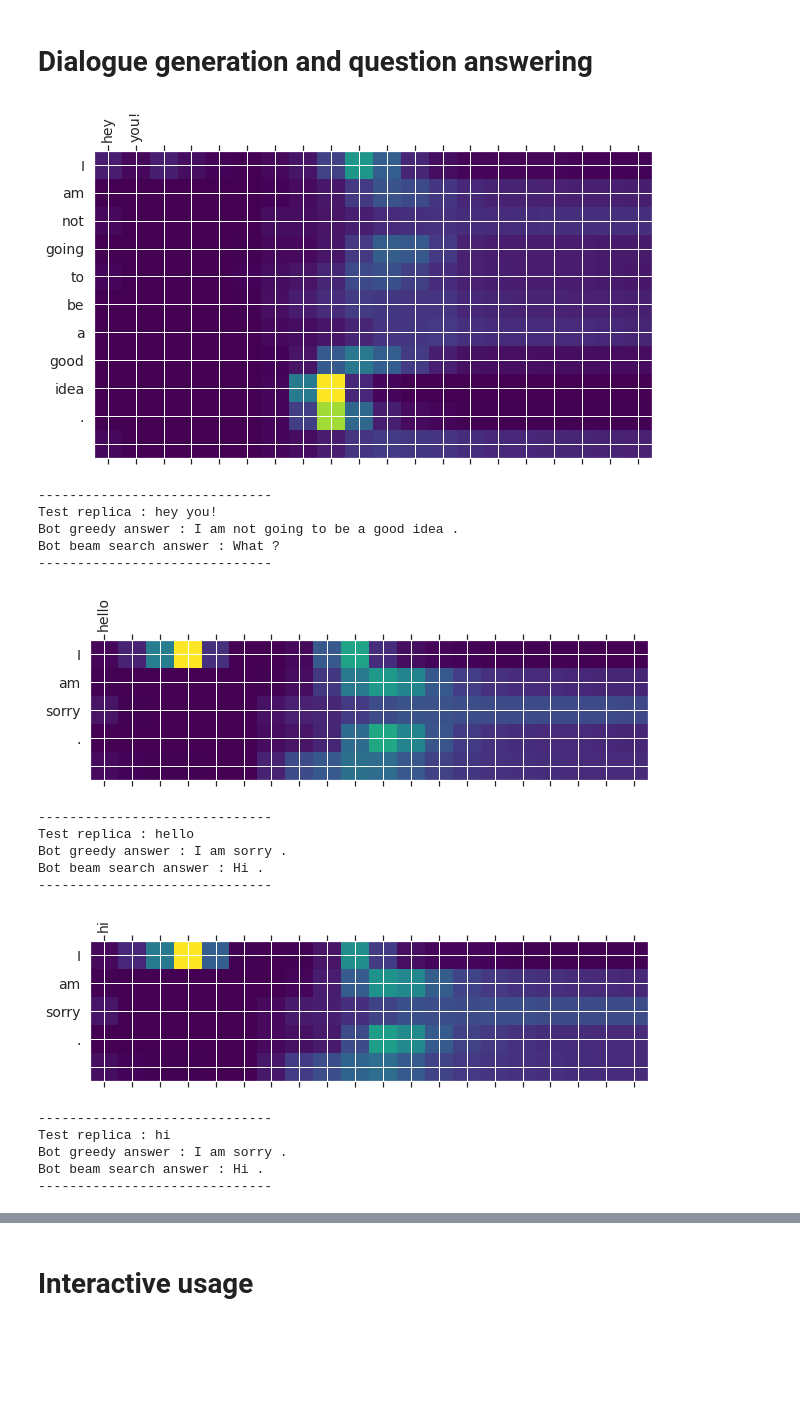
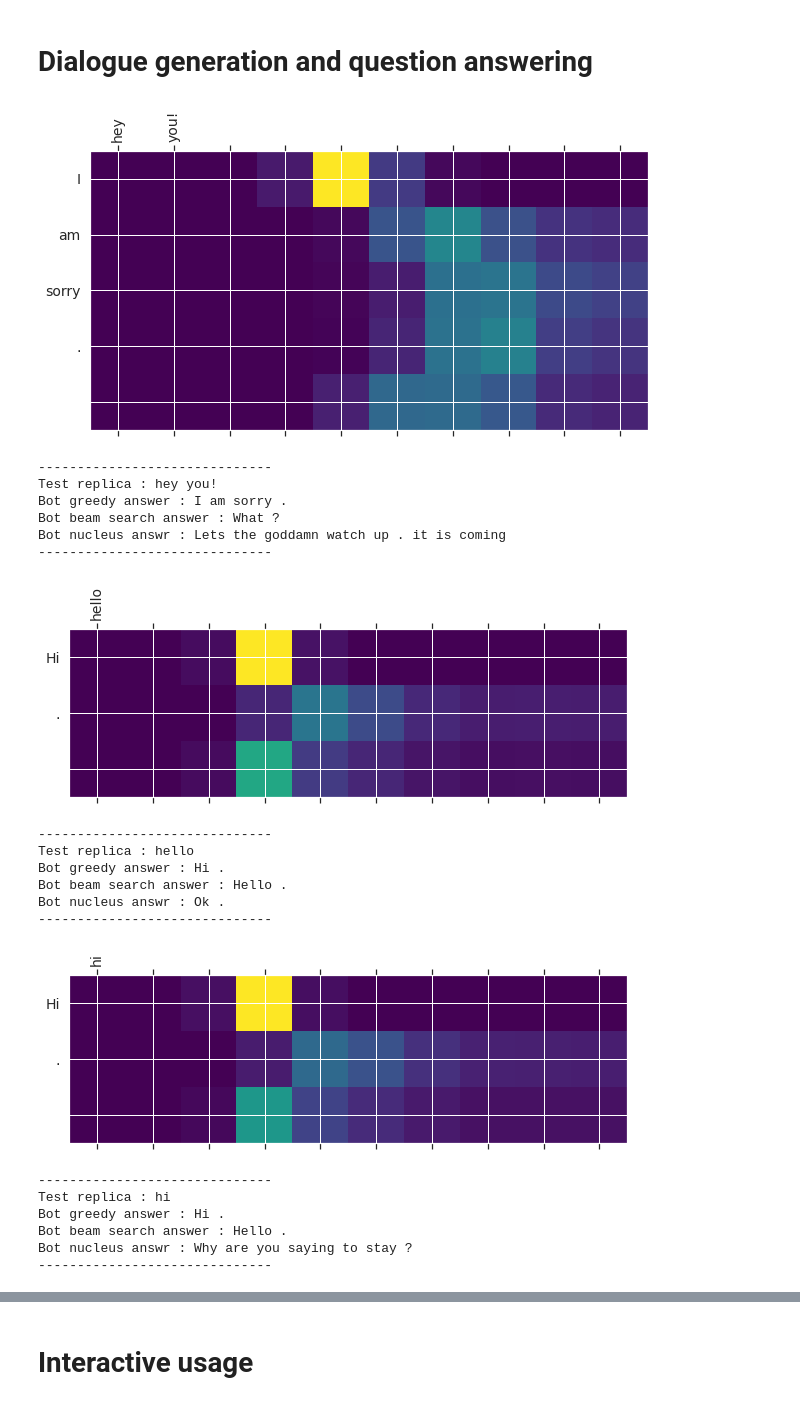
Before and after one commit to HikkaV/Neural-conversational-bot, a Jupyter notebook: notebooks/training_cornell.ipynb, the cells around one changed output, grey strips where cells are left out. Cells and saved outputs as stored; diff of their text form; code cells hidden in the pictures; blank space fills up the shorter version.

```diff
--- a/notebooks/training_cornell.ipynb
+++ b/notebooks/training_cornell.ipynb
@@ -224,0 +152,7 @@ give_answer(beam_search_decoder, 'hi .', inverse_token_mapping, show_attention=F
+# %%
+train_data = tf.data.Dataset.from_tensor_slices((X_train_enc, X_train_dec, y_train, len_train))
+val_data = tf.data.Dataset.from_tensor_slices((X_test_enc, X_test_dec, y_test, len_test))
+# %%
+batch_size = 256
+num_epochs = 100
+epochs_patience = 10
@@ -224,0 +188,26 @@ give_answer(beam_search_decoder, 'hi .', inverse_token_mapping, show_attention=F
+# %%
+def give_answer(decoder, sentence, inverse_token_mapping, pad_unk=True, process_sentence=True, len_output=50,
+               beam_size=3,
+              top_p=0.95,
+               beam_search=False,
+               nucleus_sampling = False,
+               show_attention=False):
+      if process_sentence:
+        cleaned_sentence = uncover_reduction(clean_bad_chars(sentence))
+        unk_token = pad_token if pad_unk else "<unk>"
+        processed_sentence = process(cleaned_sentence, unk_token)
+        mapped_sentence = map_to_ids(processed_sentence, token_mapping, end_token, padding_token=pad_token, max_len=max_len_tokens)
+      else:
+        mapped_sentence = sentence
+      if beam_search:
+        prediction = decoder.decode(mapped_sentence, beam_size)
+      elif nucleus_sampling:
+        prediction = decoder.decode(mapped_sentence, len_output, top_p)
+      else:
+          prediction = decoder.decode(mapped_sentence, len_output, show_attention)
+      if show_attention and not beam_search:
+        prediction, attention = prediction
+      answer = " ".join([inverse_token_mapping.get(i) for i in prediction]).capitalize()
+      if show_attention and not beam_search:
+            plot_attention(attention,sentence.split(' '), answer.split(' '))
+      return answer
@@ -224,0 +236,6 @@ give_answer(beam_search_decoder, 'hi .', inverse_token_mapping, show_attention=F
+# %%
+nucleus_decoder = NucleusDecoder(decoder=seq2seq.decoder,
+                 encoder=seq2seq.encoder,
+                 max_len=max_len_tokens,
+                 start_token=token_mapping[start_token],
+                 end_token=token_mapping[end_token])
@@ -227,43 +248,50 @@ give_answer(beam_search_decoder, 'hi .', inverse_token_mapping, show_attention=F
 # %%
 replicas = ['hey you!',
             'hello',
             'hi',
             'how are you?',
             'have you ever been to USA?',
             'where are you from?',
             'what do you think about marriage?',
              'I need your help',
            'Where do you recommend me to go?',
            'you are under arrest!',
            'want to fuck me?',
            'see you',
            'you are shit']
 for i in replicas:
     greedy_answer = give_answer(greedy_decoder, i, inverse_token_mapping, show_attention=True)
     beam_search_answer = give_answer(beam_search_decoder, i, inverse_token_mapping,
            beam_search=True,
            beam_size=3)
+    nucleus_answer = give_answer(nucleus_decoder, i, inverse_token_mapping,
+                                 nucleus_sampling=True,
+                                 top_p=0.75)
     print(30*'-')
     print('Test replica : {}'.format(i))
     print('Bot greedy answer : {}'.format(greedy_answer))
     print('Bot beam search answer : {}'.format(beam_search_answer))
+    print('Bot nucleus answr : {}'.format(nucleus_answer))
     print(30*'-')
 # %% [output]
-[figure, old version]
+[figure, new version]
 ------------------------------
 Test replica : hey you!
-Bot greedy answer : I am not going to be a good idea .
+Bot greedy answer : I am sorry .
 Bot beam search answer : What ?
+Bot nucleus answr : Lets the goddamn watch up . it is coming
 ------------------------------
-[figure, old version]
+[figure, new version]
 ------------------------------
 Test replica : hello
-Bot greedy answer : I am sorry .
-Bot beam search answer : Hi .
+Bot greedy answer : Hi .
+Bot beam search answer : Hello .
+Bot nucleus answr : Ok .
 ------------------------------
-[figure, old version]
+[figure, new version]
 ------------------------------
 Test replica : hi
-Bot greedy answer : I am sorry .
-Bot beam search answer : Hi .
+Bot greedy answer : Hi .
+Bot beam search answer : Hello .
+Bot nucleus answr : Why are you saying to stay ?
 ------------------------------
```
Also changed, not shown: parts of 37 cells of this notebook, 2 other files.
